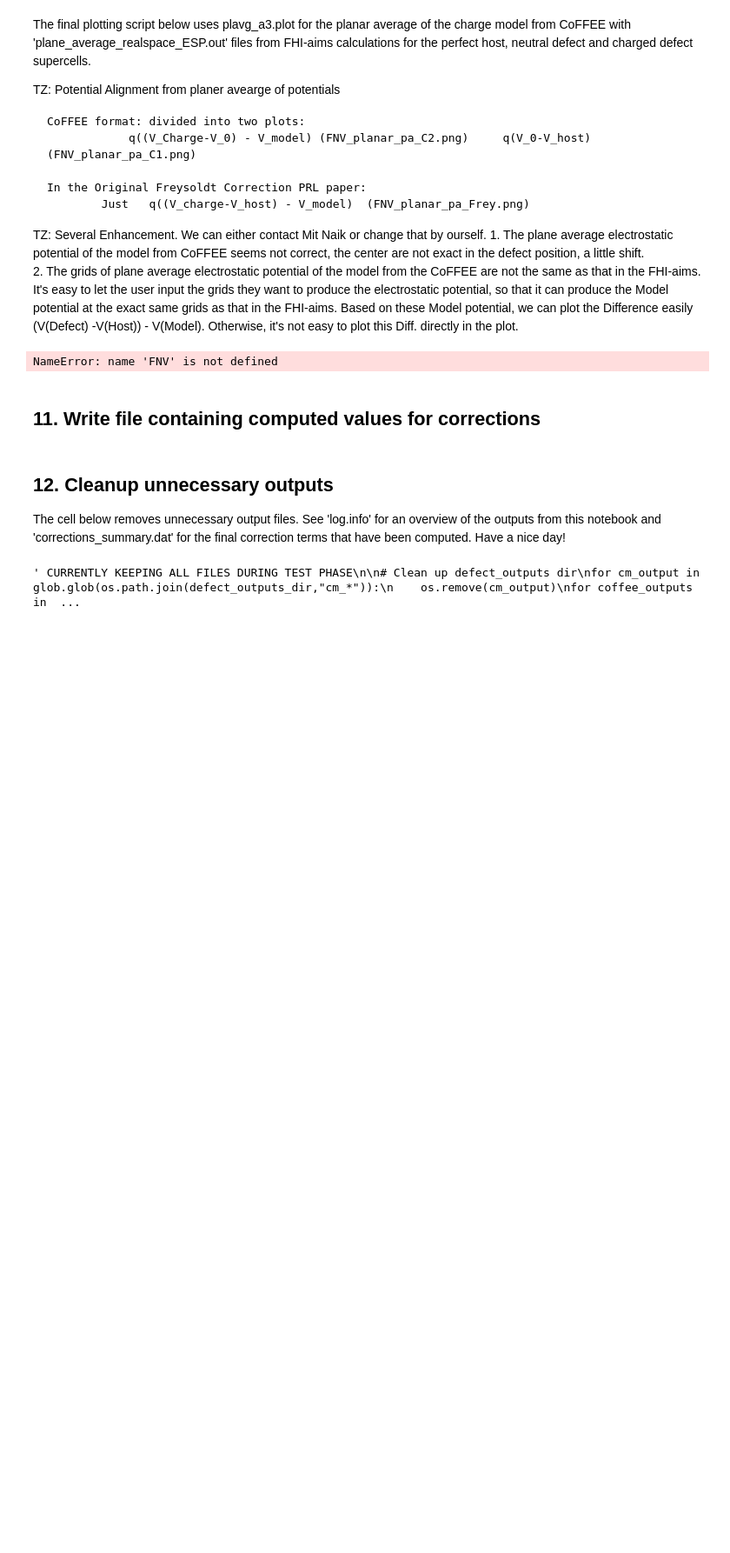
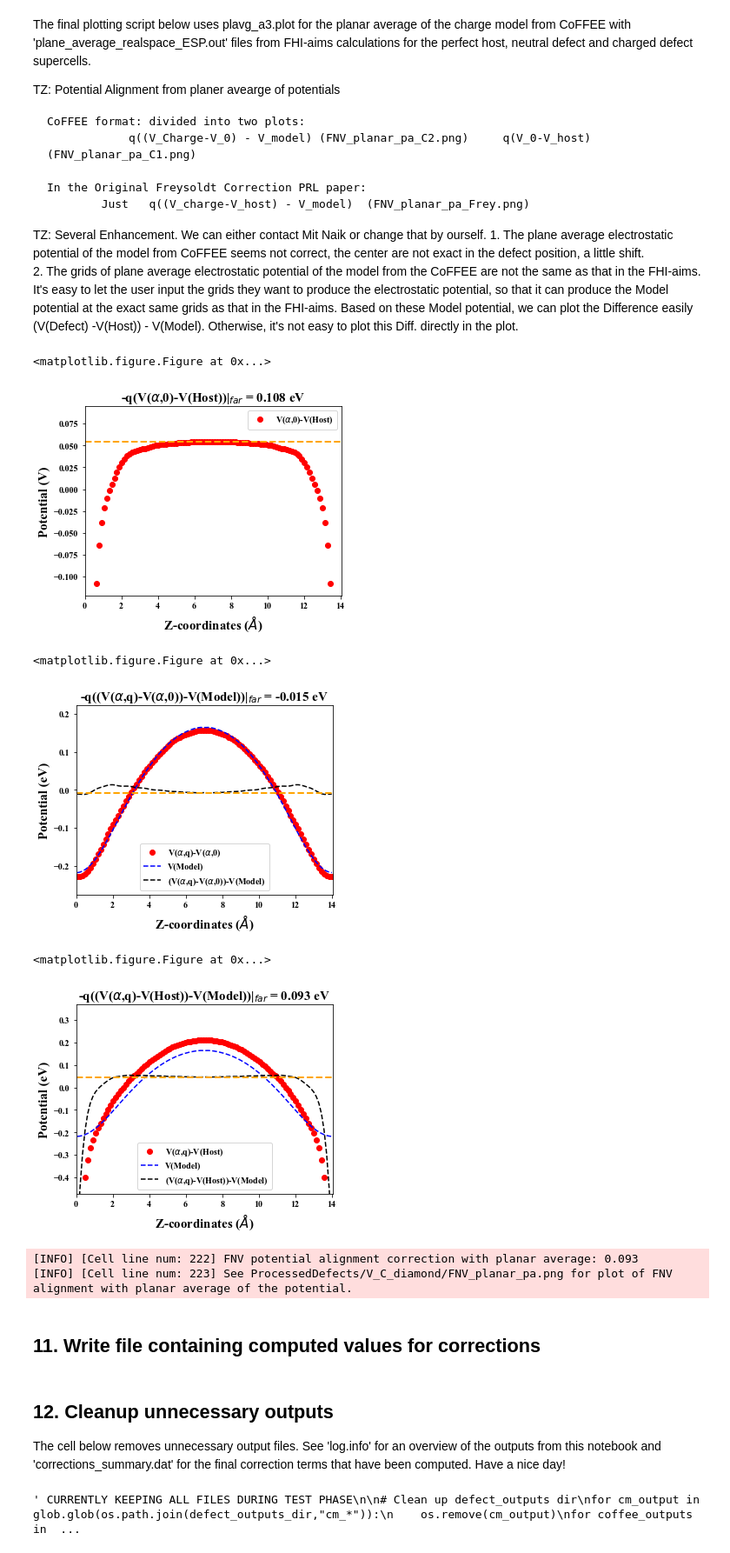
Before and after one commit to skw32/DefectCorrectionsNotebook, a Jupyter notebook: DefectCorrectionsNotebook.ipynb, the cells around one changed output. Shown at 87% size. Saved outputs shown, nothing was run; the diff lists cells and outputs as text; code cells hidden in the pictures; blank space fills up the shorter version.

```diff
--- a/DefectCorrectionsNotebook.ipynb
+++ b/DefectCorrectionsNotebook.ipynb
@@ -832,7 +831,7 @@ if FNV == True and atom_centered_pa == True:
     value_sample = value/number
     value = defect_charge*value/number
     value = -1.0*value
-    value = '%.2f' % value
+    value = '%.3f' % value
     pa_atom_FNV = value
     title = r'$-q \Delta $'+'='+str(value)
     y_min = min(Model[:,1])
@@ -994,7 +992,7 @@ if FNV == True and planar_av_pa == True:
 
     idx_far = (np.abs(X-corr_pos)).argmin()
     value =  -1.0*charge*Y[idx_far]
-    value = '%.2f' % value
+    value = '%.3f' % value
 #    print (value)
     title = r'-q(V($\alpha$,0)-V(Host))|$_{far}$'+' = '+str(value) + ' eV'
 
@@ -1092,7 +1090,7 @@ if FNV == True and planar_av_pa == True:
     Diff = Y1 - Y_model_corr
     value_sample = Diff[idx_far]
     value =  -1.0*charge*Diff[idx_far]
-    value = '%.2f' % value
+    value = '%.3f' % value
  #   print (value)
     title = r'-q((V($\alpha$,q)-V($\alpha$,0))-V(Model))|$_{far}$'+' = '+str(value) + ' eV'
 
@@ -1146,42 +1144,49 @@ if FNV == True and planar_av_pa == True:
 
     idx_far = (np.abs(X1_shift-0.5*lattice_constant_z)).argmin()
     value =  -1.0*charge*Diff2[idx_far]
-    value = '%.2f' % value
+    value = '%.3f' % value
     pa_planAv_FNV = value
  #   print (value)
     title = r'-q((V($\alpha$,q)-V(Host))-V(Model))|$_{far}$'+' = '+str(value) + ' eV'
 
 
-    ymax = max(Y)
-    ymin = min(Y)
+    ymax = max(Y2)
+    ymin = min(Y2)
     if abs(ymax) < abs(ymin):
         ymax = ymax
         ymin = -1.5*ymax
     else:
         ymax = -1.5*ymin
         ymin = ymin
     y_min = ymin - 0.3*(ymax-ymin)
     y_max = ymax + 0.3*(ymax-ymin)
 
     plt.title(title,fontsize=15,fontname = "Times New Roman")
 
     plt.xlim((0,lattice_constant_z))
     plt.ylim((y_min,y_max))
 
     plt.plot(X1_shift,Y2,'or',label=r'V($\alpha$,q)-V(Host)')
     plt.plot(X1_shift,Y_model_corr,'--b',label='V(Model)')
     plt.plot(X1_shift,Diff2,'--k',label=r'(V($\alpha$,q)-V(Host))-V(Model)')
     plt.axhline(y=Diff2[idx_far], xmin=0, xmax=lattice_constant_z,linestyle = '--', lw =2, color='orange')
     plt.legend()
     plt.xlabel(r'Z-coordinates ($\AA$)',fontsize=15,fontname = "Times New Roman")
     plt.ylabel('Potential (eV)',fontsize=15,fontname = "Times New Roman")
     plt.savefig(os.path.join(defect_outputs_dir,"FNV_planar_pa_Frey.png"),dpi=600)
     plt.show(block=False)
 
     logger.info("FNV potential alignment correction with planar average: "+str(pa_planAv_FNV))
     logger.info("See "+str(FNV_planar_pa_file)+" for plot of FNV alignment with planar average of the potential.")
 # %% [output]
-NameError: name 'FNV' is not defined
+<matplotlib.figure.Figure at 0x...>
+[figure, added]
+<matplotlib.figure.Figure at 0x...>
+[figure, added]
+<matplotlib.figure.Figure at 0x...>
+[figure, added]
+[INFO] [Cell line num: 222] FNV potential alignment correction with planar average: 0.093
+[INFO] [Cell line num: 223] See ProcessedDefects/V_C_diamond/FNV_planar_pa.png for plot of FNV alignment with planar average of the potential.
 # %% [markdown]
 ## 11. Write file containing computed values for corrections
 # %%
```
Also changed, not shown: parts of 5 cells of this notebook.
